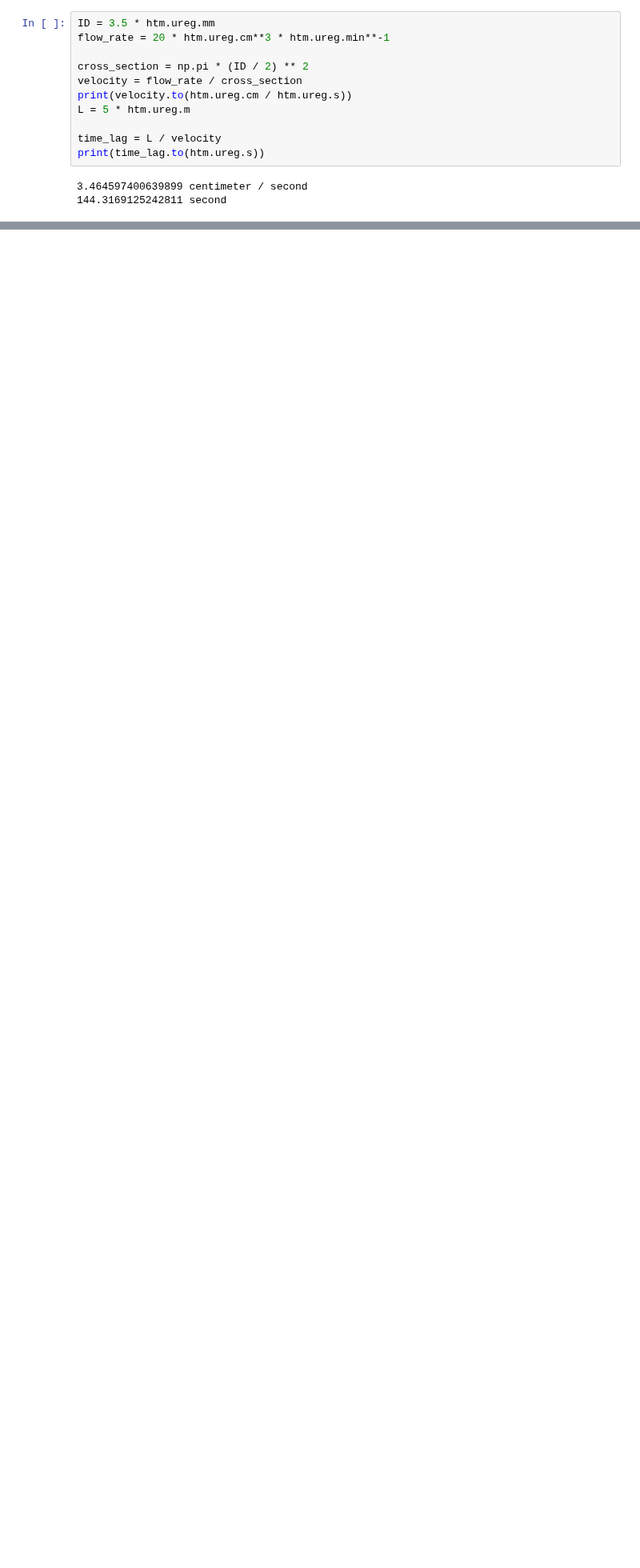
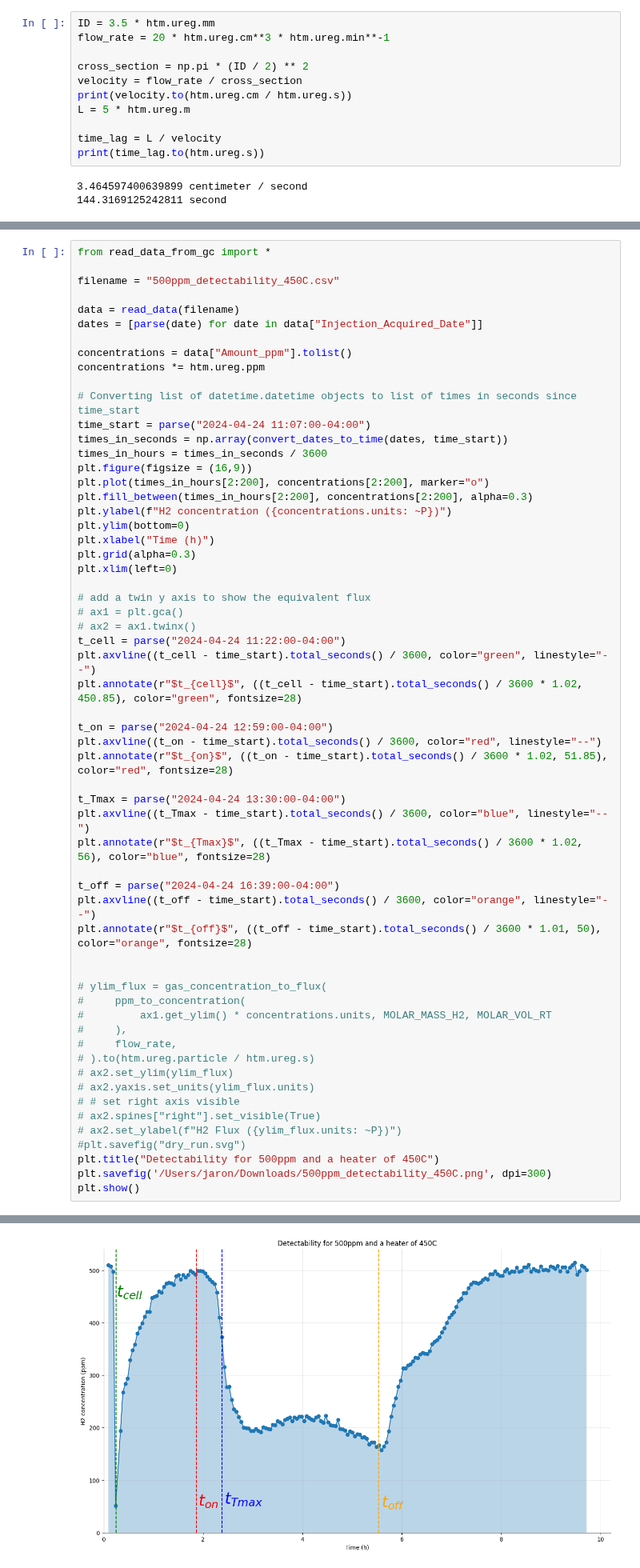
Before and after one commit to RemDelaporteMathurin/hyperion, a Jupyter notebook: first_run.ipynb, the cells around one changed output, grey strips where cells are left out. Shown at 80% size. Drawn from its saved outputs; the diff is of its cells as text; blank space fills up the shorter version.

Commit message:
Adding more detectability

```diff
--- a/first_run.ipynb
+++ b/first_run.ipynb
@@ -484,3 +484,63 @@ plt.show()
 # %% [output]
 Located 'Sample statistics:' at line 1502
 [figure]
+# %%
+from read_data_from_gc import *
+
+filename = "500ppm_detectability_450C.csv"
+
+data = read_data(filename)
+dates = [parse(date) for date in data["Injection_Acquired_Date"]]
+
+concentrations = data["Amount_ppm"].tolist()
+concentrations *= htm.ureg.ppm
+
+# Converting list of datetime.datetime objects to list of times in seconds since time_start
+time_start = parse("2024-04-24 11:07:00-04:00")
+times_in_seconds = np.array(convert_dates_to_time(dates, time_start))
+times_in_hours = times_in_seconds / 3600
+plt.figure(figsize = (16,9))
+plt.plot(times_in_hours[2:200], concentrations[2:200], marker="o")
+plt.fill_between(times_in_hours[2:200], concentrations[2:200], alpha=0.3)
+plt.ylabel(f"H2 concentration ({concentrations.units: ~P})")
+plt.ylim(bottom=0)
+plt.xlabel("Time (h)")
+plt.grid(alpha=0.3)
+plt.xlim(left=0)
+
+# add a twin y axis to show the equivalent flux
+# ax1 = plt.gca()
+# ax2 = ax1.twinx()
+t_cell = parse("2024-04-24 11:22:00-04:00")
+plt.axvline((t_cell - time_start).total_seconds() / 3600, color="green", linestyle="--")
+plt.annotate(r"$t_{cell}$", ((t_cell - time_start).total_seconds() / 3600 * 1.02, 450.85), color="green", fontsize=28)
+
+t_on = parse("2024-04-24 12:59:00-04:00")
+plt.axvline((t_on - time_start).total_seconds() / 3600, color="red", linestyle="--")
+plt.annotate(r"$t_{on}$", ((t_on - time_start).total_seconds() / 3600 * 1.02, 51.85), color="red", fontsize=28)
+
+t_Tmax = parse("2024-04-24 13:30:00-04:00")
+plt.axvline((t_Tmax - time_start).total_seconds() / 3600, color="blue", linestyle="--")
+plt.annotate(r"$t_{Tmax}$", ((t_Tmax - time_start).total_seconds() / 3600 * 1.02, 56), color="blue", fontsize=28)
+
+t_off = parse("2024-04-24 16:39:00-04:00")
+plt.axvline((t_off - time_start).total_seconds() / 3600, color="orange", linestyle="--")
+plt.annotate(r"$t_{off}$", ((t_off - time_start).total_seconds() / 3600 * 1.01, 50), color="orange", fontsize=28)
+
+
+# ylim_flux = gas_concentration_to_flux(
+#     ppm_to_concentration(
+#         ax1.get_ylim() * concentrations.units, MOLAR_MASS_H2, MOLAR_VOL_RT
+#     ),
+#     flow_rate,
+# ).to(htm.ureg.particle / htm.ureg.s)
+# ax2.set_ylim(ylim_flux)
+# ax2.yaxis.set_units(ylim_flux.units)
+# # set right axis visible
+# ax2.spines["right"].set_visible(True)
+# ax2.set_ylabel(f"H2 Flux ({ylim_flux.units: ~P})")
+#plt.savefig("dry_run.svg")
+plt.title("Detectability for 500ppm and a heater of 450C")
+plt.savefig('/Users/jaron/Downloads/500ppm_detectability_450C.png', dpi=300)
+plt.show()
+# %% [output]
@@ -486,0 +548 @@ Located 'Sample statistics:' at line 1502
+[figure, added]
```
Also changed, not shown: parts of 3 cells of this notebook, 2 other files.
